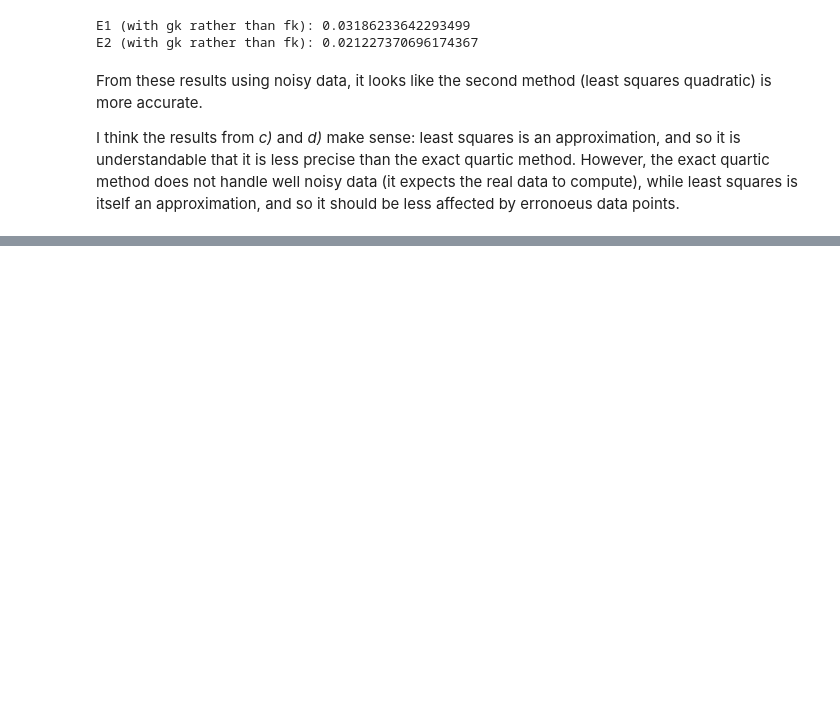
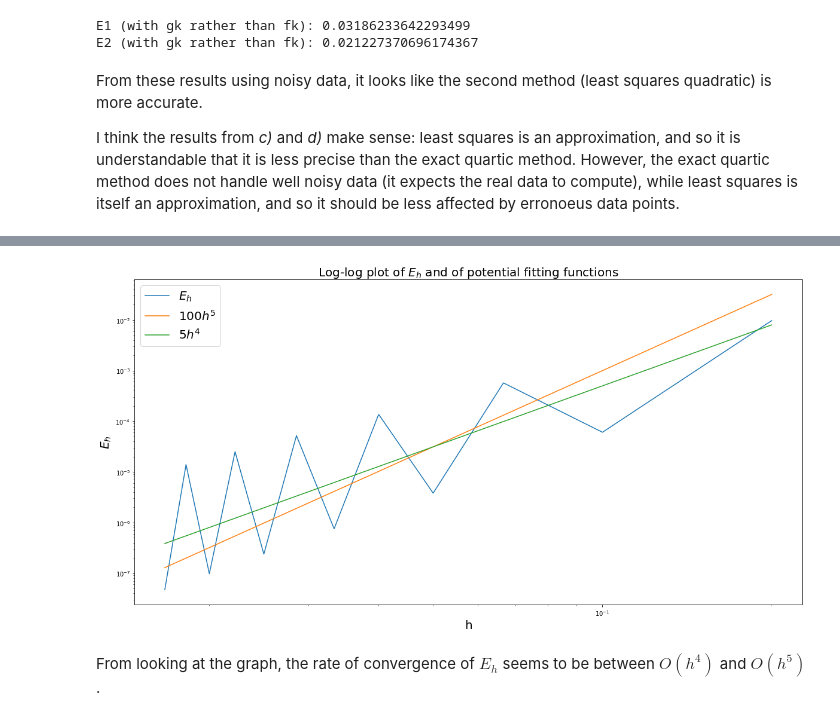
Before and after one commit to jonathanGB/am205, a Jupyter notebook: midterm/AM205_midterm.ipynb, the cells around one changed output, grey strips where cells are left out. Saved outputs shown, nothing was run; the diff lists cells and outputs as text; code cells hidden in the pictures; blank space fills up the shorter version.

```diff
--- a/midterm/AM205_midterm.ipynb
+++ b/midterm/AM205_midterm.ipynb
@@ -99,0 +211,27 @@ I think the results from *c)* and *d)* make sense: least squares is an approxima
+# %%
+def get_area_s(splines):
+    N = round(len(splines)/3)
+    area = 0
+
+    for k in range(N):
+        ak, bk, ck = splines[k*3:(k+1)*3]
+
+        area += (ak / (3*N**3) * (3*k**2+3*k+1)) + (bk / (2*N**2) * (2*k + 1)) + (ck / N)
+
+    return area
+# %%
+Eh_domain = [1/N for N in range(5, 61, 5)]
+Ehs = [abs(9/np.log(10) - get_area_s(get_spline_coeff(N, v=False))) for N in range(5, 61, 5)]
+# %%
+plt.figure(figsize=(20,10))
+plt.loglog(Eh_domain, Ehs, label=r"$E_h$")
+plt.loglog(Eh_domain, [100 * h**5 for h in Eh_domain], label=r"$100h^5$")
+plt.loglog(Eh_domain, [5 * h**4 for h in Eh_domain], label=r"$5h^4$")
+plt.title(r"Log-log plot of $E_h$ and of potential fitting functions", fontsize=20)
+plt.xlabel("h", fontsize=20)
+plt.ylabel(r"$E_h$", fontsize=20)
+_ = plt.legend(fontsize=20)
+# %% [output]
+[figure, added]
+# %% [markdown]
+From looking at the graph, the rate of convergence of $E_h$ seems to be between $O(h^4)$ and $O(h^5)$.
```
Also changed, not shown: parts of 10 cells of this notebook.
